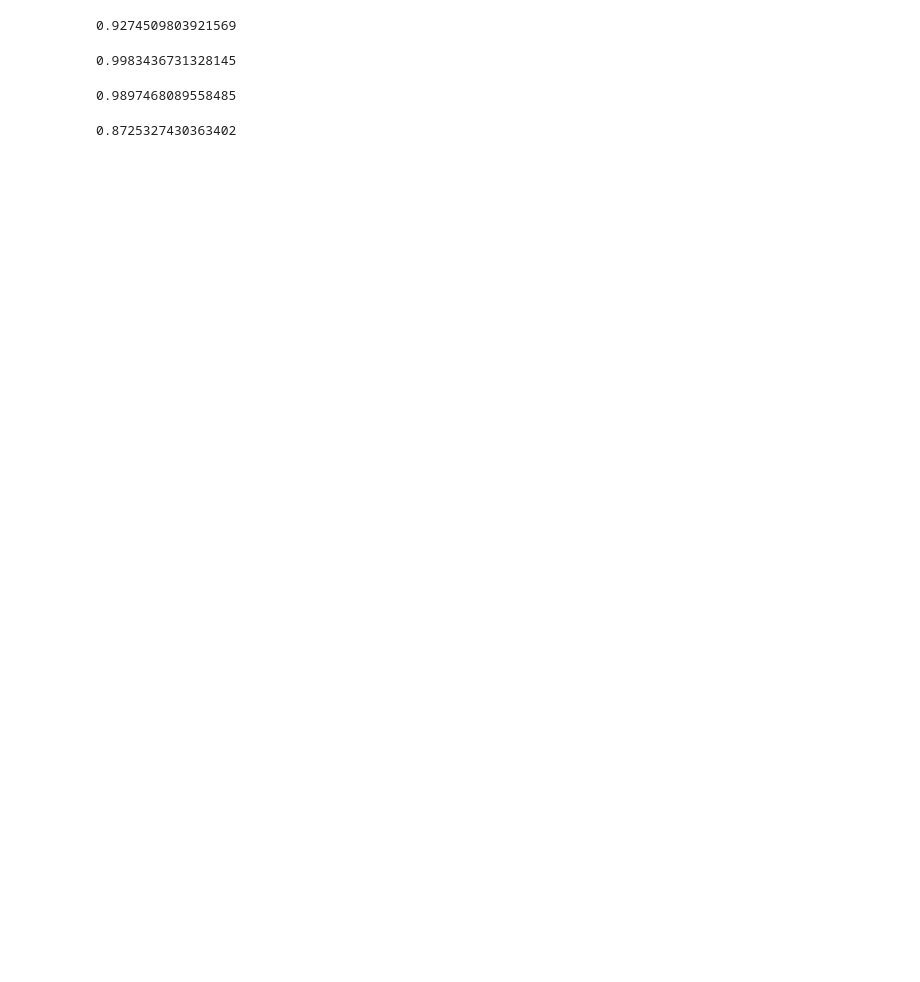
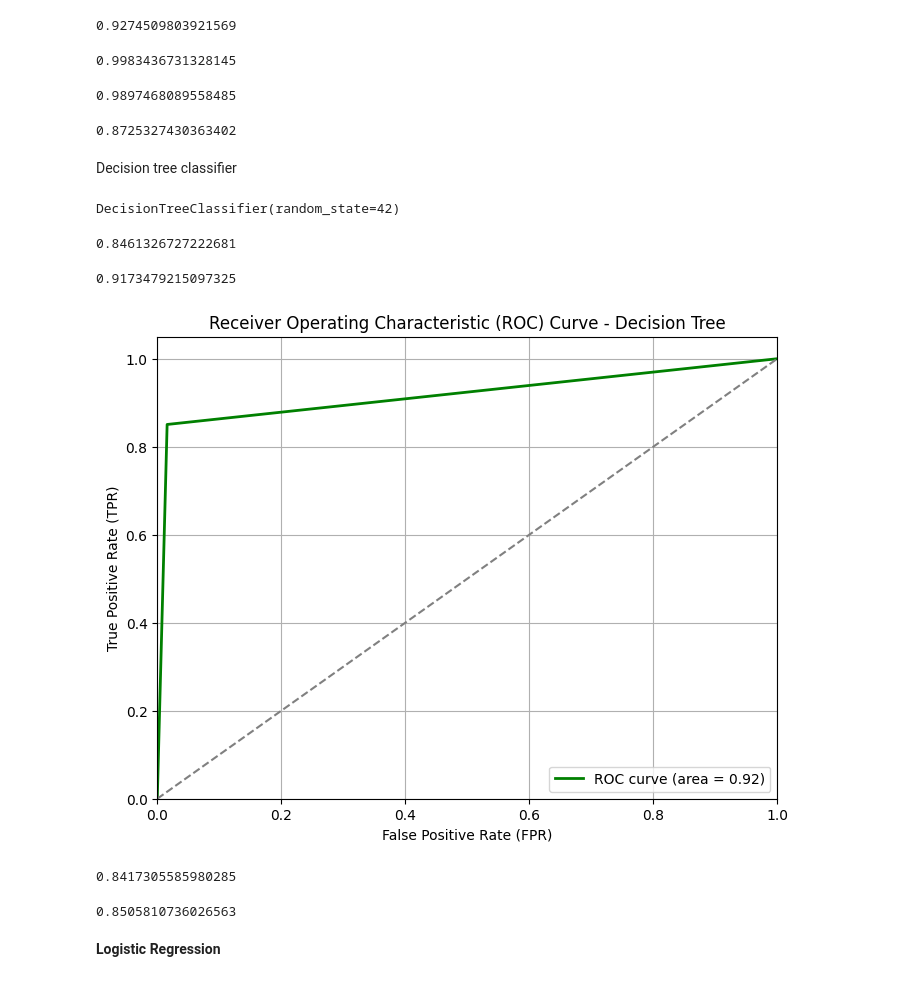
Before and after one commit to iupui-soic/pybootcamp, a Jupyter notebook: Chapter3_Pooja.ipynb, the cells around one changed output. Cells and saved outputs as stored; diff of their text form; code cells hidden in the pictures; blank space fills up the shorter version.

```diff
--- a/Chapter3_Pooja.ipynb
+++ b/Chapter3_Pooja.ipynb
@@ -328,3 +383,15 @@ precision_score(y_train_5, y_train_pred_forest)
 recall_score(y_train_5, y_train_pred_forest)
 # %% [output]
 0.8725327430363402
+# %% [markdown]
+Decision tree classifier
+# %%
+from sklearn.tree import DecisionTreeClassifier
+tree_clf = DecisionTreeClassifier(random_state=42)
+tree_clf.fit(X_train, y_train_5)
+# %% [output]
+DecisionTreeClassifier(random_state=42)
+# %%
+# Get the predicted probabilities for the positive class
+y_probas_tree = cross_val_predict(tree_clf, X_train, y_train_5, cv=3, method="predict_proba")
+y_scores_tree = y_probas_tree[:, 1]  # scores = proba of positive class
@@ -330,0 +401,45 @@ recall_score(y_train_5, y_train_pred_forest)
+# %%
+#Calculate F1 score, ROC AUC score, precision score, and recall score for Decision Tree
+f1_tree = f1_score(y_train_5, y_train_pred_tree)
+f1_tree
+# %% [output]
+0.8461326727222681
+# %%
+roc_auc_tree = roc_auc_score(y_train_5, y_scores_tree)
+roc_auc_tree
+# %% [output]
+0.9173479215097325
+# %%
+# Compute ROC curve
+fpr_tree, tpr_tree, thresholds_tree = roc_curve(y_train_5, y_scores_tree)
+
+# Compute ROC AUC score
+roc_auc_tree = roc_auc_score(y_train_5, y_scores_tree)
+
+# Plot ROC curve
+plt.figure(figsize=(8, 6))
+plt.plot(fpr_tree, tpr_tree, color='green', lw=2, label='ROC curve (area = %0.2f)' % roc_auc_tree)
+plt.plot([0, 1], [0, 1], color='gray', linestyle='--')
+plt.xlim([0.0, 1.0])
+plt.ylim([0.0, 1.05])
+plt.xlabel('False Positive Rate (FPR)')
+plt.ylabel('True Positive Rate (TPR)')
+plt.title('Receiver Operating Characteristic (ROC) Curve - Decision Tree')
+plt.legend(loc="lower right")
+plt.grid(True)
+plt.show()
+# %% [output]
+[figure, added]
+# %%
+precision_tree = precision_score(y_train_5, y_train_pred_tree)
+precision_tree
+# %% [output]
+0.8417305585980285
+# %%
+
+recall_tree = recall_score(y_train_5, y_train_pred_tree)
+recall_tree
+# %% [output]
+0.8505810736026563
+# %% [markdown]
+**Logistic Regression**
```
Also changed, not shown: parts of 71 cells of this notebook.
